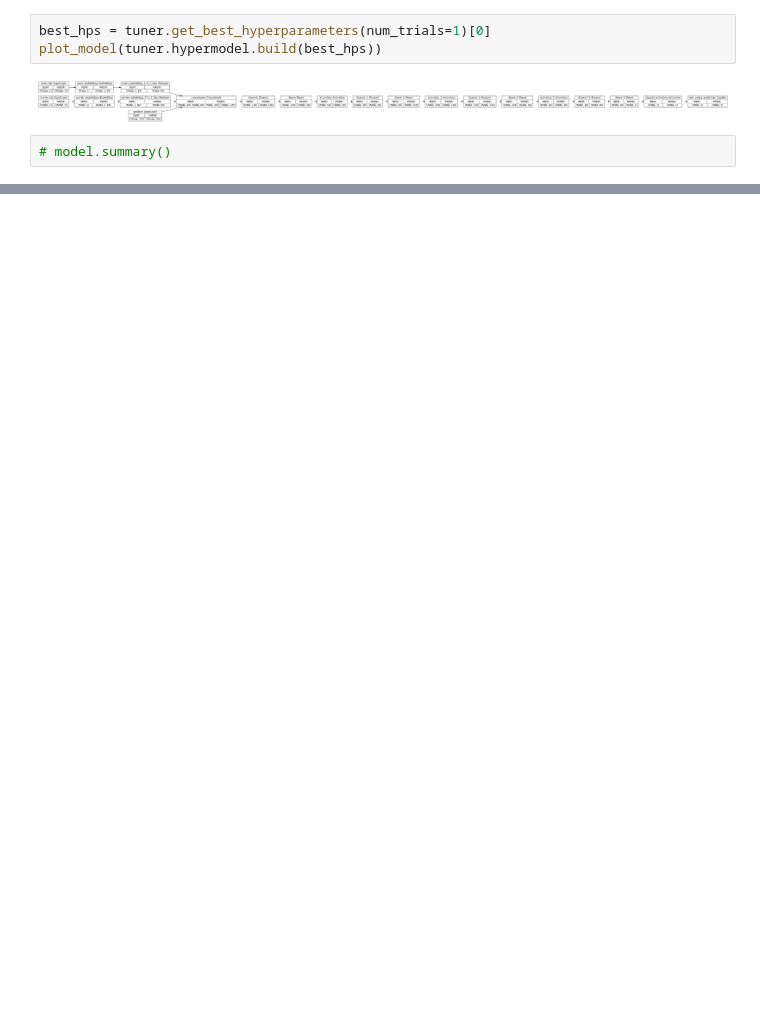
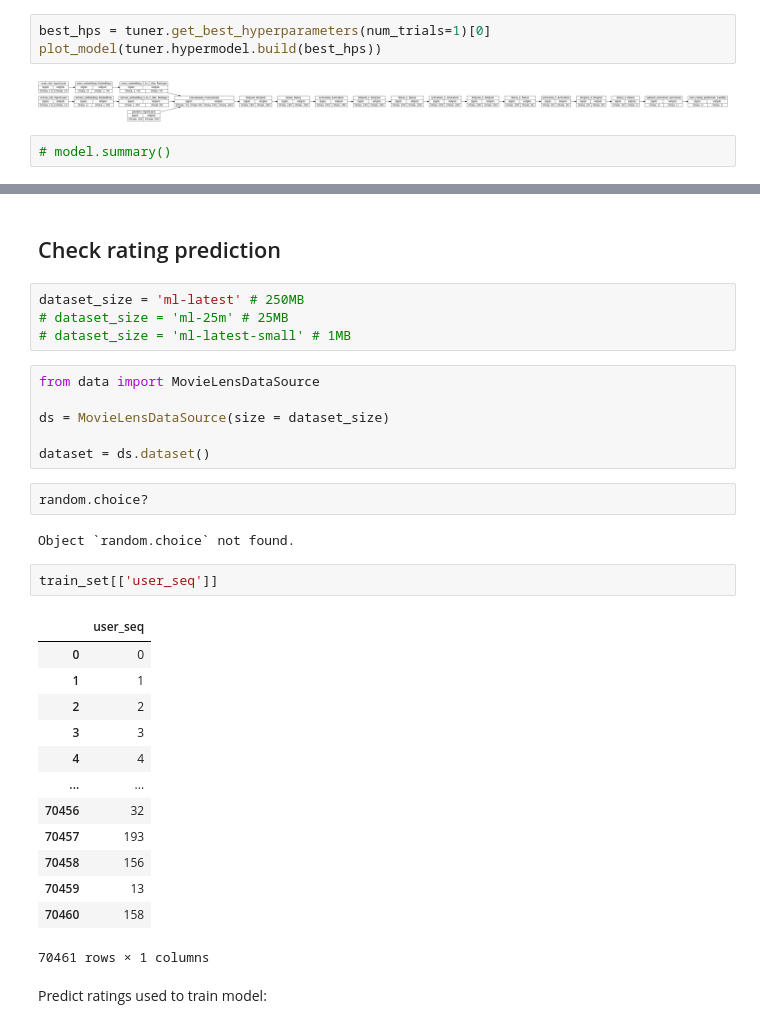
Before and after one commit to adrianmarino/recomendation-system-aproches, a Jupyter notebook: user-movie-genres-model/3.train-model-pandas-ray.ipynb, the cells around one changed output, grey strips where cells are left out. Drawn from its saved outputs; the diff is of its cells as text; blank space fills up the shorter version.

```diff
--- a/user-movie-genres-model/3.train-model-pandas-ray.ipynb
+++ b/user-movie-genres-model/3.train-model-pandas-ray.ipynb
@@ -492,0 +489,34 @@ evaluate(model, test_set, batch_size=val_batch_size)
+# %% [markdown]
+## Check rating prediction
+# %%
+dataset_size = 'ml-latest' # 250MB
+# dataset_size = 'ml-25m' # 25MB
+# dataset_size = 'ml-latest-small' # 1MB
+# %%
+from data import MovieLensDataSource
+
+ds = MovieLensDataSource(size = dataset_size)
+
+dataset = ds.dataset()
+# %%
+random.choice?
+# %% [output]
+Object `random.choice` not found.
+# %%
+train_set[['user_seq']]
+# %% [output]
+|  | user_seq |
+| 0 | 0 |
+| 1 | 1 |
+| 2 | 2 |
+| 3 | 3 |
+| 4 | 4 |
+| ... | ... |
+| 70456 | 32 |
+| 70457 | 193 |
+| 70458 | 156 |
+| 70459 | 13 |
+| 70460 | 158 |
+70461 rows × 1 columns
+# %% [markdown]
+Predict ratings used to train model:
```
Also changed, not shown: parts of 34 cells of this notebook, 3 other files.
